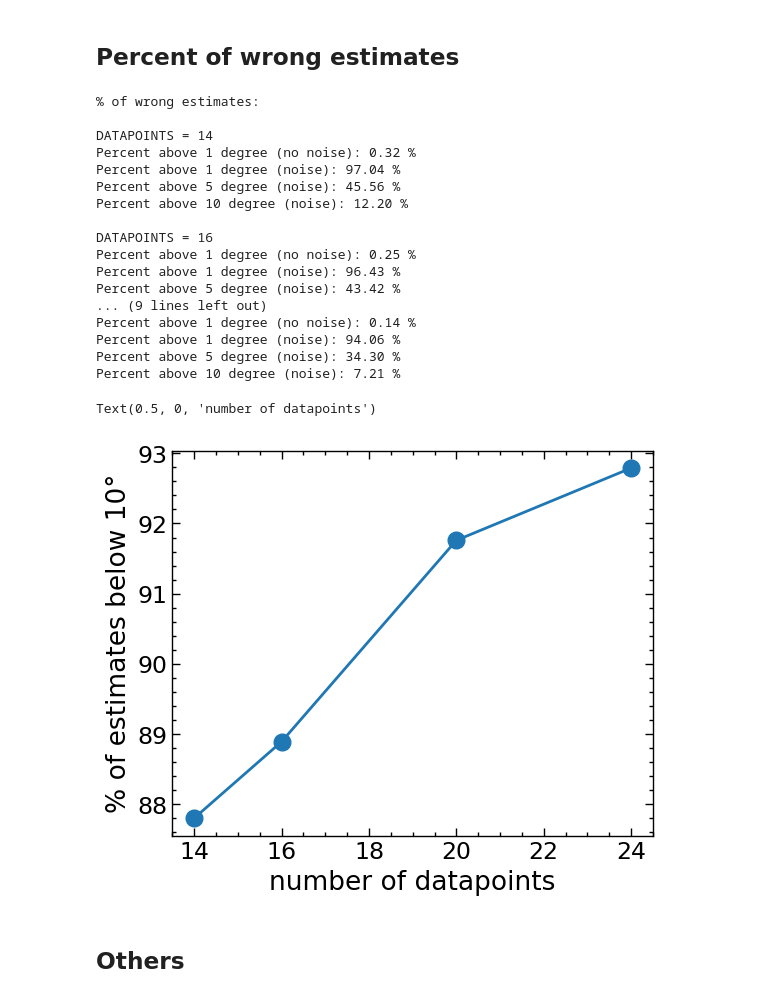
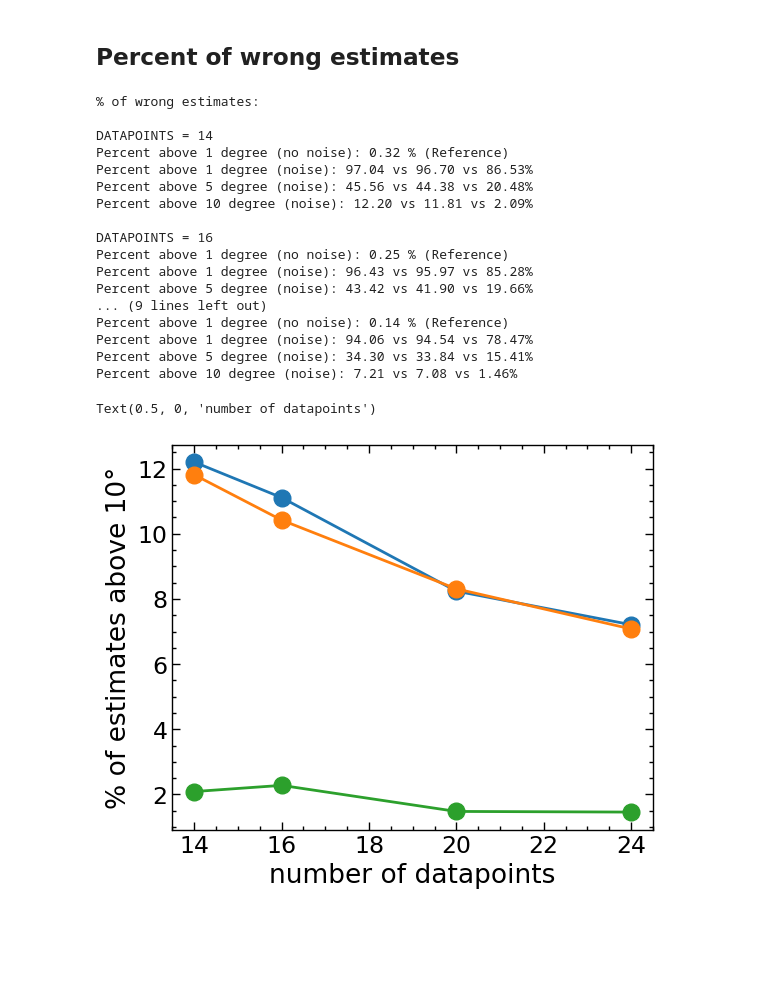
Before and after one commit to bertopadron/FTIR-EBSD, a Jupyter notebook: docs/08c_stats_test.ipynb, the cells around one changed output. Drawn from its saved outputs; the diff is of its cells as text; code cells hidden in the pictures; blank space fills up the shorter version.

```diff
--- a/docs/08c_stats_test.ipynb
+++ b/docs/08c_stats_test.ipynb
@@ -206,55 +366,55 @@ ax.legend(loc='best')
 print('% of wrong estimates:')
 print('')
 print('DATAPOINTS = 14')
-print(f"Percent above 1 degree (no noise): {100 * (dataset['n14'] > 1).mean():.2f} %")
-print(f"Percent above 1 degree (noise): {100 * (dataset['n14_noise'] > 1).mean():.2f} %")
-print(f"Percent above 5 degree (noise): {100 * (dataset['n14_noise'] > 5).mean():.2f} %")
-print(f"Percent above 10 degree (noise): {100 * (dataset['n14_noise'] > 10).mean():.2f} %")
+print(f"Percent above 1 degree (no noise): {100 * (dataset['n14'] > 1).mean():.2f} % (Reference)")
+print(f"Percent above 1 degree (noise): {100 * (dataset['n14_noise'] > 1).mean():.2f} vs {100 * (dataset2['n14_noise'] > 1).mean():.2f} vs {100 * (dataset3['n14_noise'] > 1).mean():.2f}%")
+print(f"Percent above 5 degree (noise): {100 * (dataset['n14_noise'] > 5).mean():.2f} vs {100 * (dataset2['n14_noise'] > 5).mean():.2f} vs {100 * (dataset3['n14_noise'] > 5).mean():.2f}%")
+print(f"Percent above 10 degree (noise): {100 * (dataset['n14_noise'] > 10).mean():.2f} vs {100 * (dataset2['n14_noise'] > 10).mean():.2f} vs {100 * (dataset3['n14_noise'] > 10).mean():.2f}%")
 print('')
 print('DATAPOINTS = 16')
-print(f"Percent above 1 degree (no noise): {100 * (dataset['n16'] > 1).mean():.2f} %")
-print(f"Percent above 1 degree (noise): {100 * (dataset['n16_noise'] > 1).mean():.2f} %")
-print(f"Percent above 5 degree (noise): {100 * (dataset['n16_noise'] > 5).mean():.2f} %")
-print(f"Percent above 10 degree (noise): {100 * (dataset['n16_noise'] > 10).mean():.2f} %")
+print(f"Percent above 1 degree (no noise): {100 * (dataset['n16'] > 1).mean():.2f} % (Reference)")
+print(f"Percent above 1 degree (noise): {100 * (dataset['n16_noise'] > 1).mean():.2f} vs {100 * (dataset2['n16_noise'] > 1).mean():.2f} vs {100 * (dataset3['n16_noise'] > 1).mean():.2f}%")
+print(f"Percent above 5 degree (noise): {100 * (dataset['n16_noise'] > 5).mean():.2f} vs {100 * (dataset2['n16_noise'] > 5).mean():.2f} vs {100 * (dataset3['n16_noise'] > 5).mean():.2f}%")
+print(f"Percent above 10 degree (noise): {100 * (dataset['n16_noise'] > 10).mean():.2f} vs {100 * (dataset2['n16_noise'] > 10).mean():.2f} vs {100 * (dataset3['n16_noise'] > 10).mean():.2f}%")
 print('')
 print('DATAPOINTS = 20')
-print(f"Percent above 1 degree (no noise): {100 * (dataset['n20'] > 1).mean():.2f} %")
-print(f"Percent above 1 degree (noise): {100 * (dataset['n20_noise'] > 1).mean():.2f} %")
-print(f"Percent above 5 degree (noise): {100 * (dataset['n20_noise'] > 5).mean():.2f} %")
-print(f"Percent above 10 degree (noise): {100 * (dataset['n20_noise'] > 10).mean():.2f} %")
+print(f"Percent above 1 degree (no noise): {100 * (dataset['n20'] > 1).mean():.2f} % (Reference)")
+print(f"Percent above 1 degree (noise): {100 * (dataset['n20_noise'] > 1).mean():.2f} vs {100 * (dataset2['n20_noise'] > 1).mean():.2f} vs {100 * (dataset3['n20_noise'] > 1).mean():.2f}%")
+print(f"Percent above 5 degree (noise): {100 * (dataset['n20_noise'] > 5).mean():.2f} vs {100 * (dataset2['n20_noise'] > 5).mean():.2f} vs {100 * (dataset3['n20_noise'] > 5).mean():.2f}%")
+print(f"Percent above 10 degree (noise): {100 * (dataset['n20_noise'] > 10).mean():.2f} vs {100 * (dataset2['n20_noise'] > 10).mean():.2f} vs {100 * (dataset3['n20_noise'] > 10).mean():.2f}%")
 print('')
 print('DATAPOINTS = 24')
-print(f"Percent above 1 degree (no noise): {100 * (dataset['n24'] > 1).mean():.2f} %")
-print(f"Percent above 1 degree (noise): {100 * (dataset['n24_noise'] > 1).mean():.2f} %")
-print(f"Percent above 5 degree (noise): {100 * (dataset['n24_noise'] > 5).mean():.2f} %")
-print(f"Percent above 10 degree (noise): {100 * (dataset['n24_noise'] > 10).mean():.2f} %")
+print(f"Percent above 1 degree (no noise): {100 * (dataset['n24'] > 1).mean():.2f} % (Reference)")
+print(f"Percent above 1 degree (noise): {100 * (dataset['n24_noise'] > 1).mean():.2f} vs {100 * (dataset2['n24_noise'] > 1).mean():.2f} vs {100 * (dataset3['n24_noise'] > 1).mean():.2f}%")
+print(f"Percent above 5 degree (noise): {100 * (dataset['n24_noise'] > 5).mean():.2f} vs {100 * (dataset2['n24_noise'] > 5).mean():.2f} vs {100 * (dataset3['n24_noise'] > 5).mean():.2f}%")
+print(f"Percent above 10 degree (noise): {100 * (dataset['n24_noise'] > 10).mean():.2f} vs {100 * (dataset2['n24_noise'] > 10).mean():.2f} vs {100 * (dataset3['n24_noise'] > 10).mean():.2f}%")
 # %% [output]
 % of wrong estimates:
 
 DATAPOINTS = 14
-Percent above 1 degree (no noise): 0.32 %
-Percent above 1 degree (noise): 97.04 %
-Percent above 5 degree (noise): 45.56 %
-Percent above 10 degree (noise): 12.20 %
+Percent above 1 degree (no noise): 0.32 % (Reference)
+Percent above 1 degree (noise): 97.04 vs 96.70 vs 86.53%
+Percent above 5 degree (noise): 45.56 vs 44.38 vs 20.48%
+Percent above 10 degree (noise): 12.20 vs 11.81 vs 2.09%
 
 DATAPOINTS = 16
-Percent above 1 degree (no noise): 0.25 %
-Percent above 1 degree (noise): 96.43 %
-Percent above 5 degree (noise): 43.42 %
+Percent above 1 degree (no noise): 0.25 % (Reference)
+Percent above 1 degree (noise): 96.43 vs 95.97 vs 85.28%
+Percent above 5 degree (noise): 43.42 vs 41.90 vs 19.66%
 ... (9 lines left out)
-Percent above 1 degree (no noise): 0.14 %
-Percent above 1 degree (noise): 94.06 %
-Percent above 5 degree (noise): 34.30 %
-Percent above 10 degree (noise): 7.21 %
+Percent above 1 degree (no noise): 0.14 % (Reference)
+Percent above 1 degree (noise): 94.06 vs 94.54 vs 78.47%
+Percent above 5 degree (noise): 34.30 vs 33.84 vs 15.41%
+Percent above 10 degree (noise): 7.21 vs 7.08 vs 1.46%
 # %%
-fig, ax = plt.subplots()
+fig9, ax = plt.subplots()
 
-ax.plot([14, 16, 20, 24], [100-12.20, 100-11.11, 100-8.24, 100-7.21], 'o-')
-ax.set_ylabel('% of estimates below 10°')
+ax.plot([14, 16, 20, 24], [12.20, 11.11, 8.24, 7.21], 'o-', label='D1')
+ax.plot([14, 16, 20, 24], [11.81, 10.42, 8.31, 7.08], 'o-', label='D2')
+ax.plot([14, 16, 20, 24], [2.09, 2.28, 1.48, 1.46], 'o-', label='D3')
+ax.set_ylabel('% of estimates above 10°')
 ax.set_xlabel('number of datapoints')
 # %% [output]
 Text(0.5, 0, 'number of datapoints')
-[figure, old version]
+[figure, new version]
-# %% [markdown]
-## Others
 # %%
```
Also changed, not shown: parts of 19 cells of this notebook.
